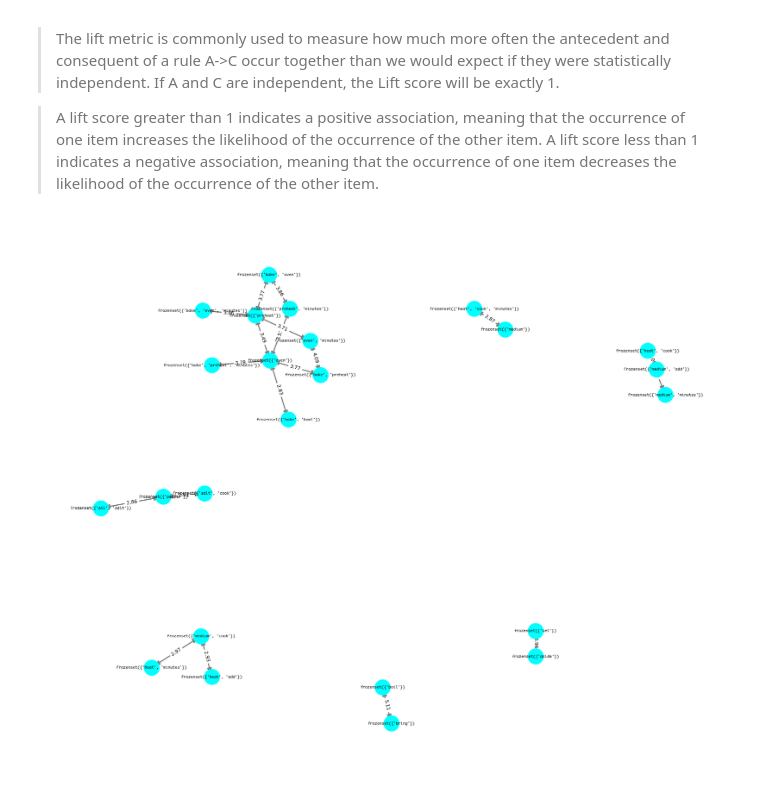
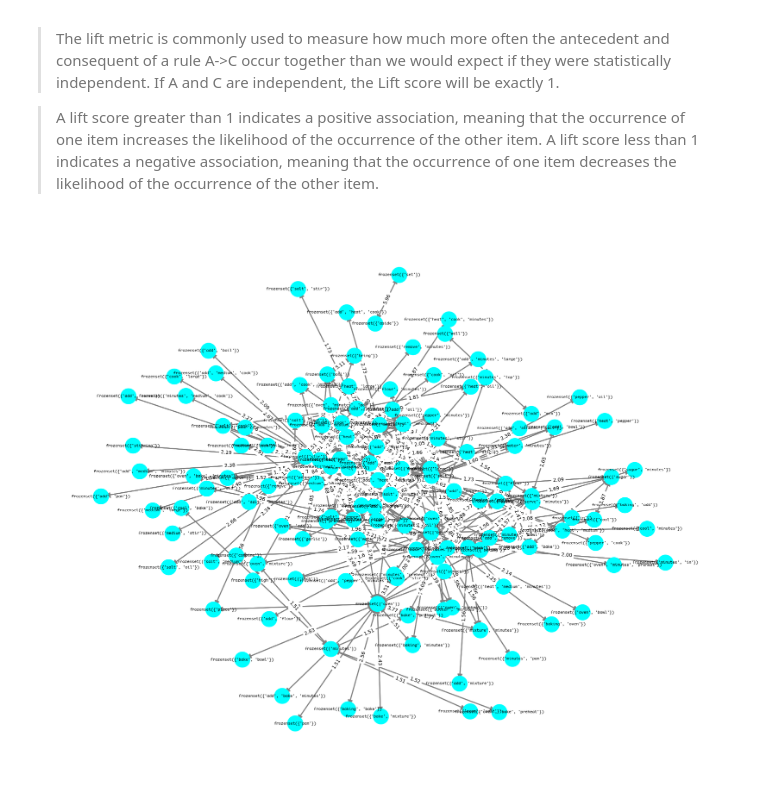
Before and after one commit to epfl-ml4ed/gelex, a Jupyter notebook: data_explore.ipynb, the cells around one changed output. Saved outputs shown, nothing was run; the diff lists cells and outputs as text; code cells hidden in the pictures.

```diff
--- a/data_explore.ipynb
+++ b/data_explore.ipynb
@@ -1,6 +1,10 @@
 # %%
 import pandas as pd
 import numpy as np
+from mlxtend.preprocessing import TransactionEncoder
+from mlxtend.frequent_patterns import apriori, association_rules, fpgrowth
+import nltk
+from nltk.corpus import stopwords
 
 # Read in the data
-df = pd.read_csv('dataset/full_dataset.csv')
+# df = pd.read_csv('dataset/full_dataset.csv')
@@ -104,9 +108,3 @@ Cluster 2
 Name: ingredients, dtype: object
 # %% [markdown]
 ## Association Rule Mining
-# %%
-# Load the dataset
-df_sample2 = df.copy()
-
-# Convert the ingredients column to a list of lists
-transactions = df_sample2['directions'].to_numpy().tolist()
@@ -160,5 +156,14 @@ df_word_scale = pd.DataFrame.sparse.from_spmatrix(transactions_one_hot, columns=
 # frequent_itemsets = fpgrowth(df_sentence_scale, min_support=0.01, use_colnames=True, max_len=5)
 
 # frequent_itemsets.sort_values(by='support', ascending=False).head(10)
-# %%
-frequent_itemsets_word = fpgrowth(df_word_scale, min_support=0.1, use_colnames=True)
+# %%
+import os
+# check if frequent_itemsets.pkl exists
+if os.path.isfile('dataset/frequent_itemsets_word.pkl'):
+    print('Loading frequent_itemsets_word.pkl')
+    frequent_itemsets_word = pd.read_pickle('dataset/frequent_itemsets_word.pkl')
+else:
+    print('Creating frequent_itemsets_word.pkl')
+    df_sample2, df_word_scale = encode_directions()
+    frequent_itemsets_word = fpgrowth(df_word_scale, min_support=0.01, use_colnames=True, max_len=5)
+    frequent_itemsets_word.to_pickle('dataset/frequent_itemsets_word.pkl')
@@ -223,25 +230,25 @@ rules[rules.lift >= 2].shape
 # %%
 import networkx as nx
 import matplotlib.pyplot as plt
 # Create a network graph of the association rules
 
 # Only consider rules with lift greater than X
-filtered_rules = rules[rules.lift >= 2.75]
+filtered_rules = rules[rules.lift >= 1.5]
 
 G = nx.DiGraph()
 for i in range(len(filtered_rules)):
     # add edge with an arrow from antecedents to consequents
     G.add_edge(filtered_rules.iloc[i]['antecedents'], filtered_rules.iloc[i]['consequents'], weight=filtered_rules.iloc[i]['lift'])
 
 # make the graph bigger
 plt.figure(figsize=(25, 20))
 # Draw the network graph
 pos = nx.spring_layout(G, k=0.5)
 nx.draw_networkx_nodes(G, pos, node_size=1000, node_color="cyan")
 nx.draw_networkx_edges(G, pos, width=2, edge_color="gray", arrowsize=20)
 nx.draw_networkx_labels(G, pos, font_size=8, font_family="Monaco")
 nx.draw_networkx_edge_labels(G, pos, edge_labels={(u, v): f"{w:.2f}" for u, v, w in G.edges(data="weight")})
 plt.axis("off")
 plt.show()
 # %% [output]
-[figure, old version]
+[figure, new version]
```
Also changed, not shown: parts of 16 cells of this notebook, 7 other files.
